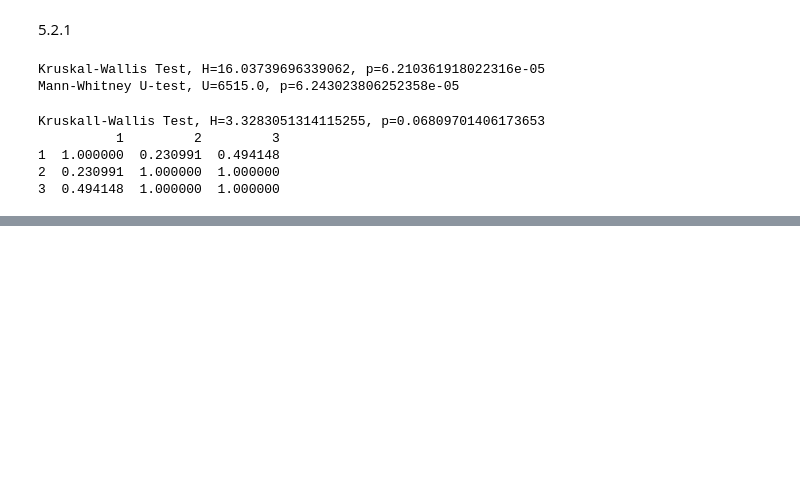
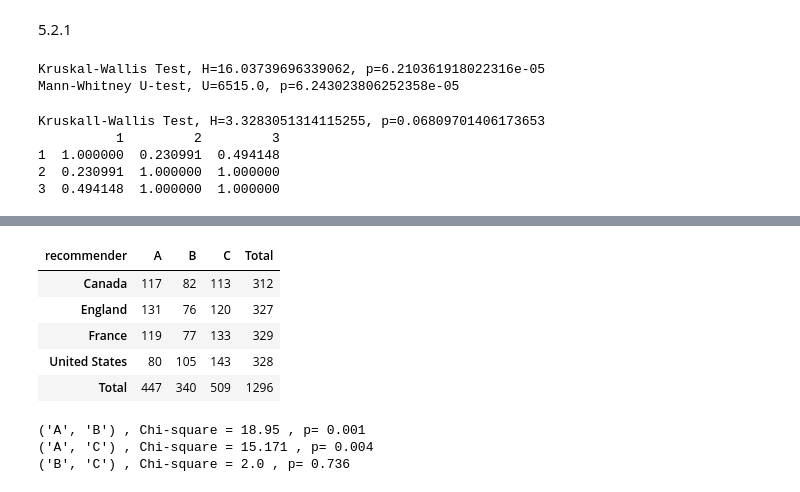
Before and after one commit to oliveiraphm/effective-data-analysis, a Jupyter notebook: src/ch05.ipynb, the cells around one changed output, grey strips where cells are left out. Saved outputs shown, nothing was run; the diff lists cells and outputs as text; code cells hidden in the pictures; blank space fills up the shorter version.

```diff
--- a/src/ch05.ipynb
+++ b/src/ch05.ipynb
@@ -43,0 +107,26 @@ Kruskall-Wallis Test, H=3.3283051314115255, p=0.06809701406173653
+# %%
+clicked.T
+# %% [output]
+| recommender | A | B | C | Total |
+| Canada | 117 | 82 | 113 | 312 |
+| England | 131 | 76 | 120 | 327 |
+| France | 119 | 77 | 133 | 329 |
+| United States | 80 | 105 | 143 | 328 |
+| Total | 447 | 340 | 509 | 1296 |
+# %%
+from itertools import combinations
+
+pairs = list(combinations(assignments.iloc[:-1, :-1].index, 2))
+chisq_values = []
+p_values = []
+
+for p in pairs:
+    c = clicked[(clicked.index == p[0]) | (clicked.index == p[1])]
+    chi2, pv, dof, exp = st.chi2_contingency(c, correction=True)
+    chisq_values.append(chi2)
+    p_values.append(pv)
+    print(p, ", Chi-square =", chi2.round(3), ", p=", pv.round(3))
+# %% [output]
+('A', 'B') , Chi-square = 18.95 , p= 0.001
+('A', 'C') , Chi-square = 15.171 , p= 0.004
+('B', 'C') , Chi-square = 2.0 , p= 0.736
```
Also changed, not shown: parts of 10 cells of this notebook.
